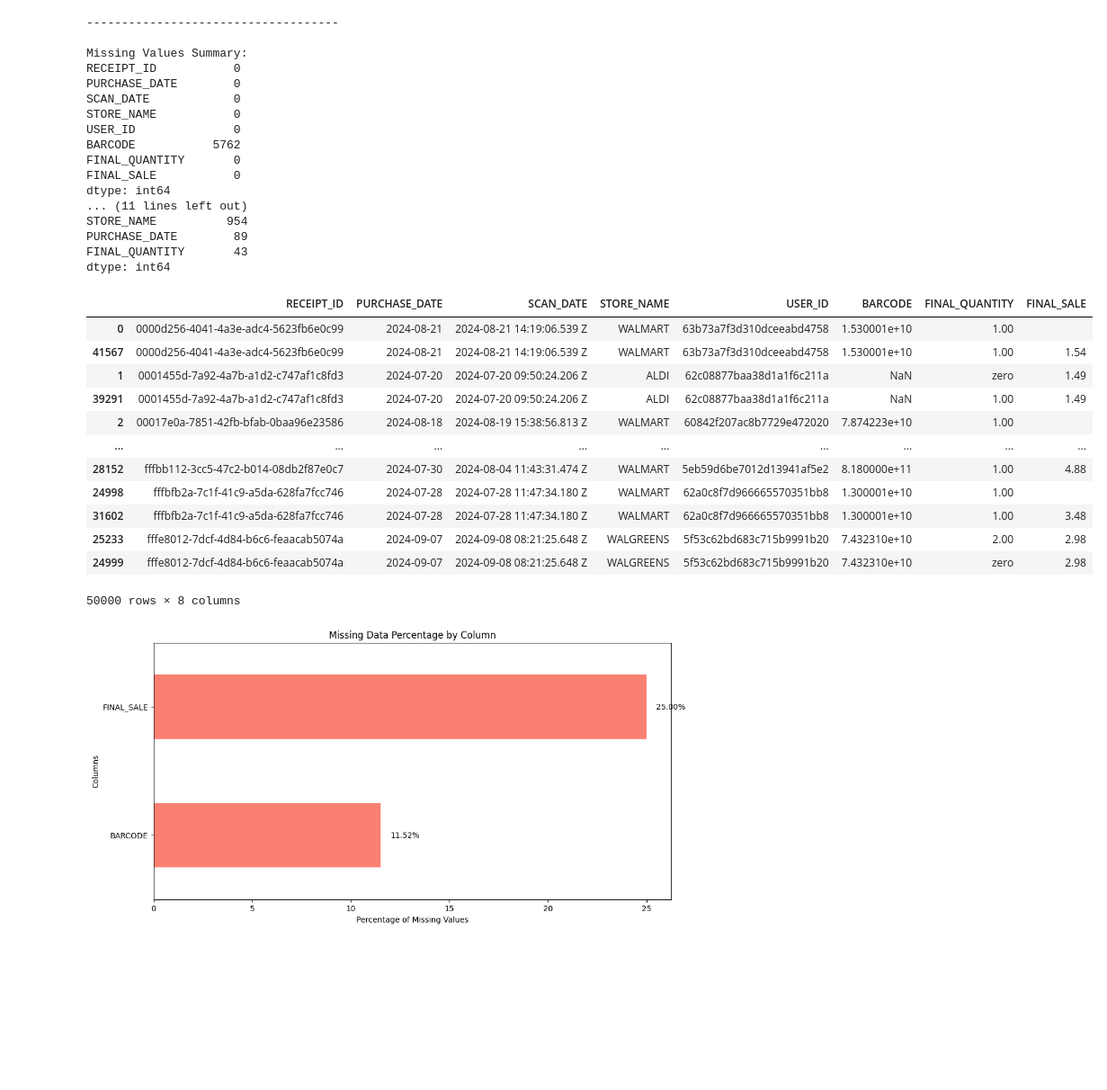
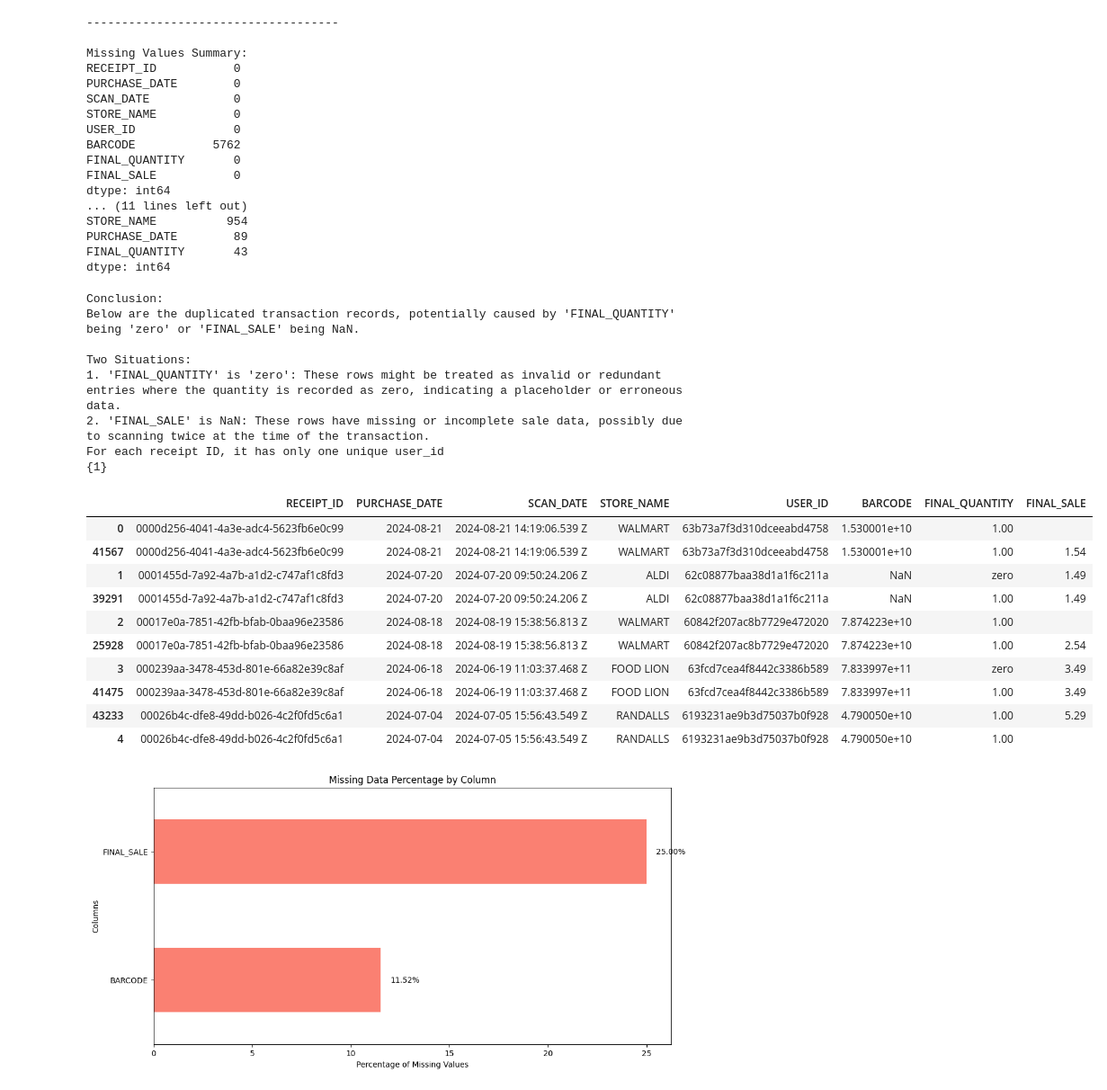
Before and after one commit to yaxinwei/FETCH_OA, a Jupyter notebook: takeHome.ipynb, the cells around one changed output. Shown: that part at 90% size. Drawn from its saved outputs; the diff is of its cells as text; code cells hidden in the pictures; blank space fills up the shorter version.

```diff
--- a/takeHome.ipynb
+++ b/takeHome.ipynb
@@ -113,22 +129,36 @@ STORE_NAME          954
 PURCHASE_DATE        89
 FINAL_QUANTITY       43
 dtype: int64
-# %%
-df_transaction[df_transaction.duplicated(subset=['RECEIPT_ID', 'PURCHASE_DATE'], keep=False)].sort_values('RECEIPT_ID')
-# %% [output]
-|  | RECEIPT_ID | PURCHASE_DATE | SCAN_DATE | STORE_NAME | USER_ID | BARCODE | FINAL_QUANTITY | FINAL_SALE |
-| 0 | 0000d256-4041-4a3e-adc4-5623fb6e0c99 | 2024-08-21 | 2024-08-21 14:19:06.539 Z | WALMART | 63b73a7f3d310dceeabd4758 | 1.530001e+10 | 1.00 |  |
-| 41567 | 0000d256-4041-4a3e-adc4-5623fb6e0c99 | 2024-08-21 | 2024-08-21 14:19:06.539 Z | WALMART | 63b73a7f3d310dceeabd4758 | 1.530001e+10 | 1.00 | 1.54 |
-| 1 | 0001455d-7a92-4a7b-a1d2-c747af1c8fd3 | 2024-07-20 | 2024-07-20 09:50:24.206 Z | ALDI | 62c08877baa38d1a1f6c211a | NaN | zero | 1.49 |
-| 39291 | 0001455d-7a92-4a7b-a1d2-c747af1c8fd3 | 2024-07-20 | 2024-07-20 09:50:24.206 Z | ALDI | 62c08877baa38d1a1f6c211a | NaN | 1.00 | 1.49 |
-| 2 | 00017e0a-7851-42fb-bfab-0baa96e23586 | 2024-08-18 | 2024-08-19 15:38:56.813 Z | WALMART | 60842f207ac8b7729e472020 | 7.874223e+10 | 1.00 |  |
-| ... | ... | ... | ... | ... | ... | ... | ... | ... |
-| 28152 | fffbb112-3cc5-47c2-b014-08db2f87e0c7 | 2024-07-30 | 2024-08-04 11:43:31.474 Z | WALMART | 5eb59d6be7012d13941af5e2 | 8.180000e+11 | 1.00 | 4.88 |
-| 24998 | fffbfb2a-7c1f-41c9-a5da-628fa7fcc746 | 2024-07-28 | 2024-07-28 11:47:34.180 Z | WALMART | 62a0c8f7d966665570351bb8 | 1.300001e+10 | 1.00 |  |
-| 31602 | fffbfb2a-7c1f-41c9-a5da-628fa7fcc746 | 2024-07-28 | 2024-07-28 11:47:34.180 Z | WALMART | 62a0c8f7d966665570351bb8 | 1.300001e+10 | 1.00 | 3.48 |
-| 25233 | fffe8012-7dcf-4d84-b6c6-feaacab5074a | 2024-09-07 | 2024-09-08 08:21:25.648 Z | WALGREENS | 5f53c62bd683c715b9991b20 | 7.432310e+10 | 2.00 | 2.98 |
-| 24999 | fffe8012-7dcf-4d84-b6c6-feaacab5074a | 2024-09-07 | 2024-09-08 08:21:25.648 Z | WALGREENS | 5f53c62bd683c715b9991b20 | 7.432310e+10 | zero | 2.98 |
-50000 rows × 8 columns
+# %%
+# From above info, we found Nan and zero value and also duplicated RECEIPT_ID in transaction table
+print("Conclusion:")
+print("Below are the duplicated transaction records, potentially caused by 'FINAL_QUANTITY' being 'zero' or 'FINAL_SALE' being NaN.")
+print("\nTwo Situations:")
+print("1. 'FINAL_QUANTITY' is 'zero': These rows might be treated as invalid or redundant entries where the quantity is recorded as zero, indicating a placeholder or erroneous data.")
+print("2. 'FINAL_SALE' is NaN: These rows have missing or incomplete sale data, possibly due to scanning twice at the time of the transaction.")
+print('For each receipt ID, it has only one unique user_id')
+print(set(df_transaction.groupby(['RECEIPT_ID'])['USER_ID'].nunique().tolist()))
+df_transaction[df_transaction.duplicated(subset=['RECEIPT_ID', 'PURCHASE_DATE','USER_ID'], keep=False)].sort_values('RECEIPT_ID').head(10)
+# %% [output]
+Conclusion:
+Below are the duplicated transaction records, potentially caused by 'FINAL_QUANTITY' being 'zero' or 'FINAL_SALE' being NaN.
+
+Two Situations:
+1. 'FINAL_QUANTITY' is 'zero': These rows might be treated as invalid or redundant entries where the quantity is recorded as zero, indicating a placeholder or erroneous data.
+2. 'FINAL_SALE' is NaN: These rows have missing or incomplete sale data, possibly due to scanning twice at the time of the transaction.
+For each receipt ID, it has only one unique user_id
+{1}
+|  | RECEIPT_ID | PURCHASE_DATE | SCAN_DATE | STORE_NAME | USER_ID | BARCODE | FINAL_QUANTITY | FINAL_SALE |
+| 0 | 0000d256-4041-4a3e-adc4-5623fb6e0c99 | 2024-08-21 | 2024-08-21 14:19:06.539 Z | WALMART | 63b73a7f3d310dceeabd4758 | 1.530001e+10 | 1.00 |  |
+| 41567 | 0000d256-4041-4a3e-adc4-5623fb6e0c99 | 2024-08-21 | 2024-08-21 14:19:06.539 Z | WALMART | 63b73a7f3d310dceeabd4758 | 1.530001e+10 | 1.00 | 1.54 |
+| 1 | 0001455d-7a92-4a7b-a1d2-c747af1c8fd3 | 2024-07-20 | 2024-07-20 09:50:24.206 Z | ALDI | 62c08877baa38d1a1f6c211a | NaN | zero | 1.49 |
+| 39291 | 0001455d-7a92-4a7b-a1d2-c747af1c8fd3 | 2024-07-20 | 2024-07-20 09:50:24.206 Z | ALDI | 62c08877baa38d1a1f6c211a | NaN | 1.00 | 1.49 |
+| 2 | 00017e0a-7851-42fb-bfab-0baa96e23586 | 2024-08-18 | 2024-08-19 15:38:56.813 Z | WALMART | 60842f207ac8b7729e472020 | 7.874223e+10 | 1.00 |  |
+| 25928 | 00017e0a-7851-42fb-bfab-0baa96e23586 | 2024-08-18 | 2024-08-19 15:38:56.813 Z | WALMART | 60842f207ac8b7729e472020 | 7.874223e+10 | 1.00 | 2.54 |
+| 3 | 000239aa-3478-453d-801e-66a82e39c8af | 2024-06-18 | 2024-06-19 11:03:37.468 Z | FOOD LION | 63fcd7cea4f8442c3386b589 | 7.833997e+11 | zero | 3.49 |
+| 41475 | 000239aa-3478-453d-801e-66a82e39c8af | 2024-06-18 | 2024-06-19 11:03:37.468 Z | FOOD LION | 63fcd7cea4f8442c3386b589 | 7.833997e+11 | 1.00 | 3.49 |
+| 43233 | 00026b4c-dfe8-49dd-b026-4c2f0fd5c6a1 | 2024-07-04 | 2024-07-05 15:56:43.549 Z | RANDALLS | 6193231ae9b3d75037b0f928 | 4.790050e+10 | 1.00 | 5.29 |
+| 4 | 00026b4c-dfe8-49dd-b026-4c2f0fd5c6a1 | 2024-07-04 | 2024-07-05 15:56:43.549 Z | RANDALLS | 6193231ae9b3d75037b0f928 | 4.790050e+10 | 1.00 |  |
 # %%
 plot_missing_percentage(df_transaction)
 # %% [output]
```
Also changed, not shown: parts of 28 cells of this notebook, 36 other files.
